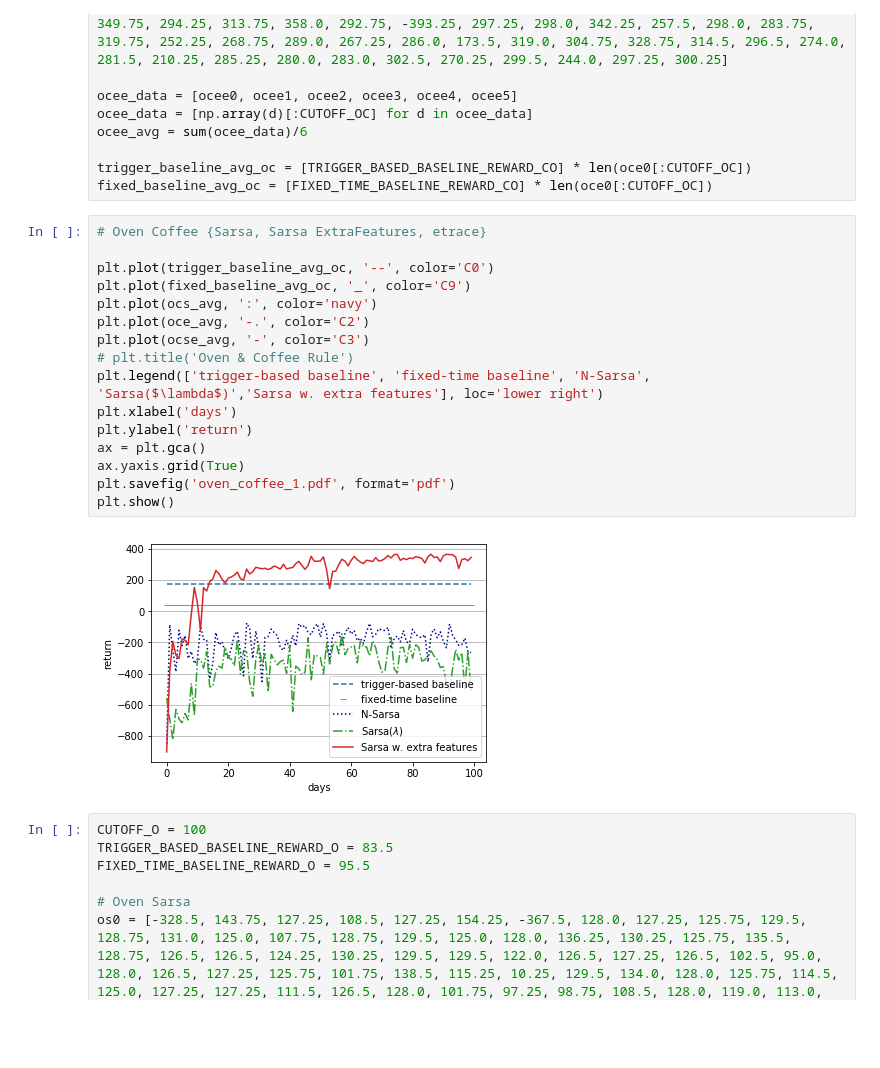
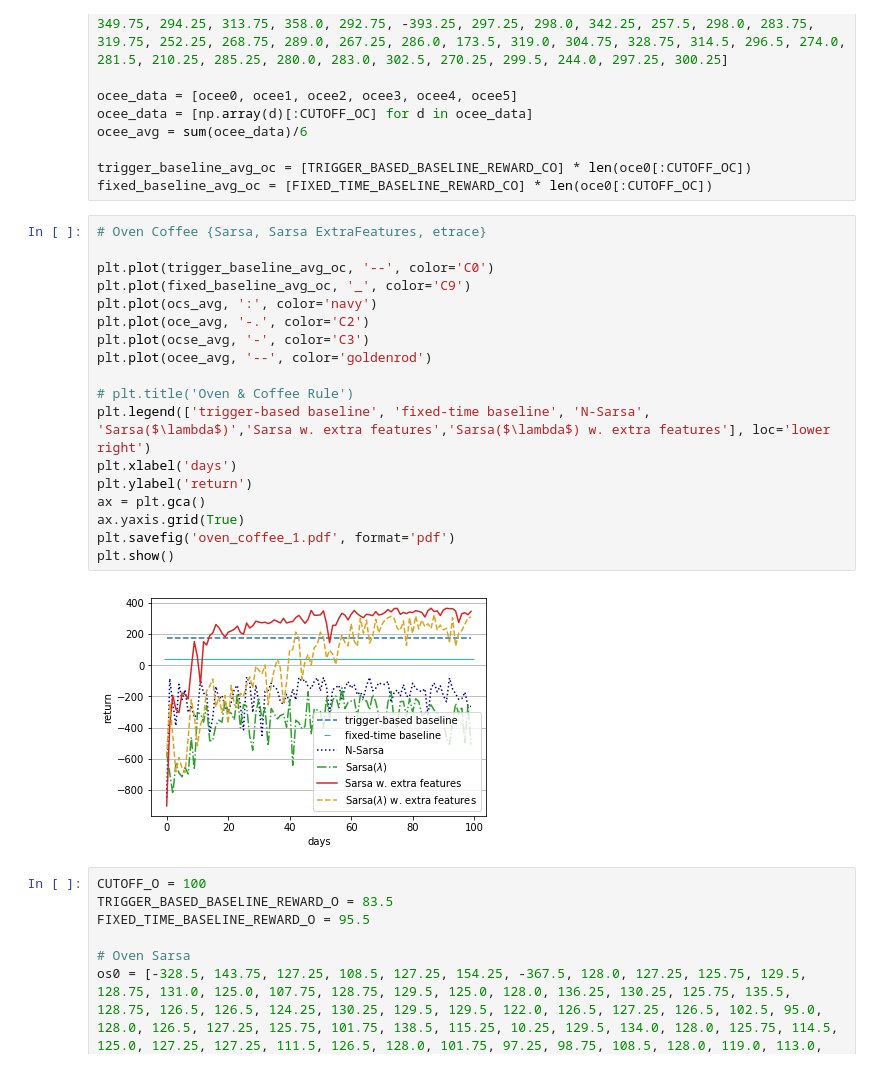
Before and after one commit to michael172849/RL_project, a Jupyter notebook: src/plot_graph_from_results.ipynb, the cells around one changed output. Cells and saved outputs as stored; diff of their text form; blank space fills up the shorter version.

Commit message:
update graph

```diff
--- a/src/plot_graph_from_results.ipynb
+++ b/src/plot_graph_from_results.ipynb
@@ -59,21 +59,23 @@ fixed_baseline_avg_oc = [FIXED_TIME_BASELINE_REWARD_CO] * len(oce0[:CUTOFF_OC])
 # %%
 # Oven Coffee {Sarsa, Sarsa ExtraFeatures, etrace}
 
 plt.plot(trigger_baseline_avg_oc, '--', color='C0')
 plt.plot(fixed_baseline_avg_oc, '_', color='C9')
 plt.plot(ocs_avg, ':', color='navy')
 plt.plot(oce_avg, '-.', color='C2')
 plt.plot(ocse_avg, '-', color='C3')
+plt.plot(ocee_avg, '--', color='goldenrod')
+
 # plt.title('Oven & Coffee Rule')
-plt.legend(['trigger-based baseline', 'fixed-time baseline', 'N-Sarsa', 'Sarsa($\lambda$)','Sarsa w. extra features'], loc='lower right')
+plt.legend(['trigger-based baseline', 'fixed-time baseline', 'N-Sarsa', 'Sarsa($\lambda$)','Sarsa w. extra features','Sarsa($\lambda$) w. extra features'], loc='lower right')
 plt.xlabel('days')
 plt.ylabel('return')
 ax = plt.gca()
 ax.yaxis.grid(True)
 plt.savefig('oven_coffee_1.pdf', format='pdf')
 plt.show()
 # %% [output]
-[figure, old version]
+[figure, new version]
 # %%
 CUTOFF_O = 100
 TRIGGER_BASED_BASELINE_REWARD_O = 83.5
```
